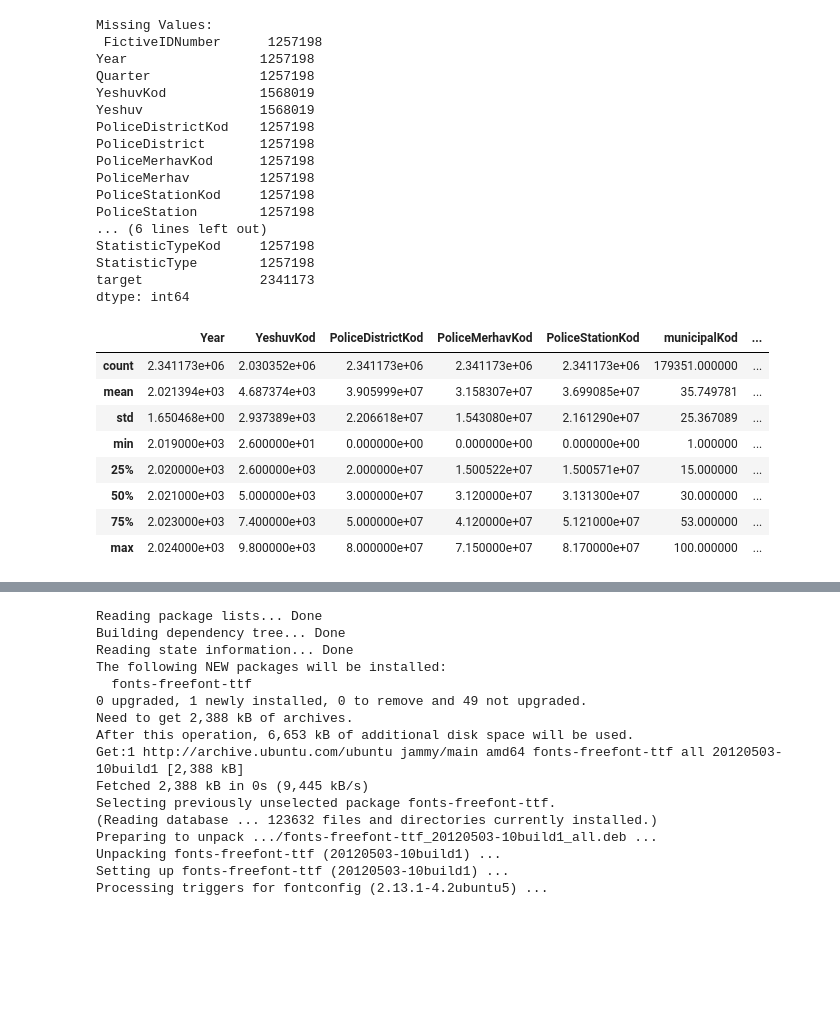
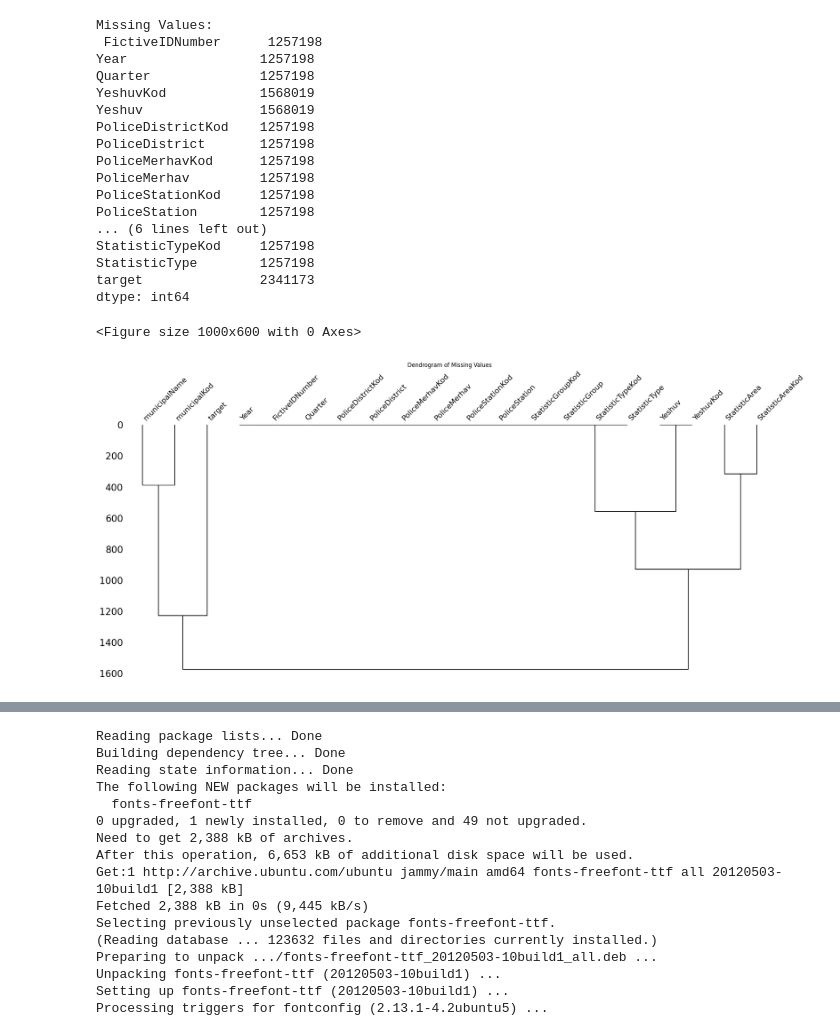
Before and after one commit to orifelszer/CrimeData, a Jupyter notebook: Visualization.ipynb, the cells around one changed output, grey strips where cells are left out. Saved outputs shown, nothing was run; the diff lists cells and outputs as text; code cells hidden in the pictures; blank space fills up the shorter version.

```diff
--- a/Visualization.ipynb
+++ b/Visualization.ipynb
@@ -93,16 +99,14 @@ StatisticTypeKod     1257198
 StatisticType        1257198
 target               2341173
 dtype: int64
-# %%
-# תיאור סטטיסטי של הנתונים
-combined_data.describe()
-# %% [output]
-|  | Year | YeshuvKod | PoliceDistrictKod | PoliceMerhavKod | PoliceStationKod | municipalKod | ... |
-| count | 2.341173e+06 | 2.030352e+06 | 2.341173e+06 | 2.341173e+06 | 2.341173e+06 | 179351.000000 | ... |
-| mean | 2.021394e+03 | 4.687374e+03 | 3.905999e+07 | 3.158307e+07 | 3.699085e+07 | 35.749781 | ... |
-| std | 1.650468e+00 | 2.937389e+03 | 2.206618e+07 | 1.543080e+07 | 2.161290e+07 | 25.367089 | ... |
-| min | 2.019000e+03 | 2.600000e+01 | 0.000000e+00 | 0.000000e+00 | 0.000000e+00 | 1.000000 | ... |
-| 25% | 2.020000e+03 | 2.600000e+03 | 2.000000e+07 | 1.500522e+07 | 1.500571e+07 | 15.000000 | ... |
-| 50% | 2.021000e+03 | 5.000000e+03 | 3.000000e+07 | 3.120000e+07 | 3.131300e+07 | 30.000000 | ... |
-| 75% | 2.023000e+03 | 7.400000e+03 | 5.000000e+07 | 4.120000e+07 | 5.121000e+07 | 53.000000 | ... |
-| max | 2.024000e+03 | 9.800000e+03 | 8.000000e+07 | 7.150000e+07 | 8.170000e+07 | 100.000000 | ... |
+# %%
+import missingno as msno
+
+# Adjusting the size of the dendrogram for a smaller display
+plt.figure(figsize=(10, 6))  # Reduced width and height
+msno.dendrogram(combined_data)
+plt.title('Dendrogram of Missing Values')
+plt.show()
+# %% [output]
+<Figure size 1000x600 with 0 Axes>
+[figure, added]
```
Also changed, not shown: parts of 13 cells of this notebook.
